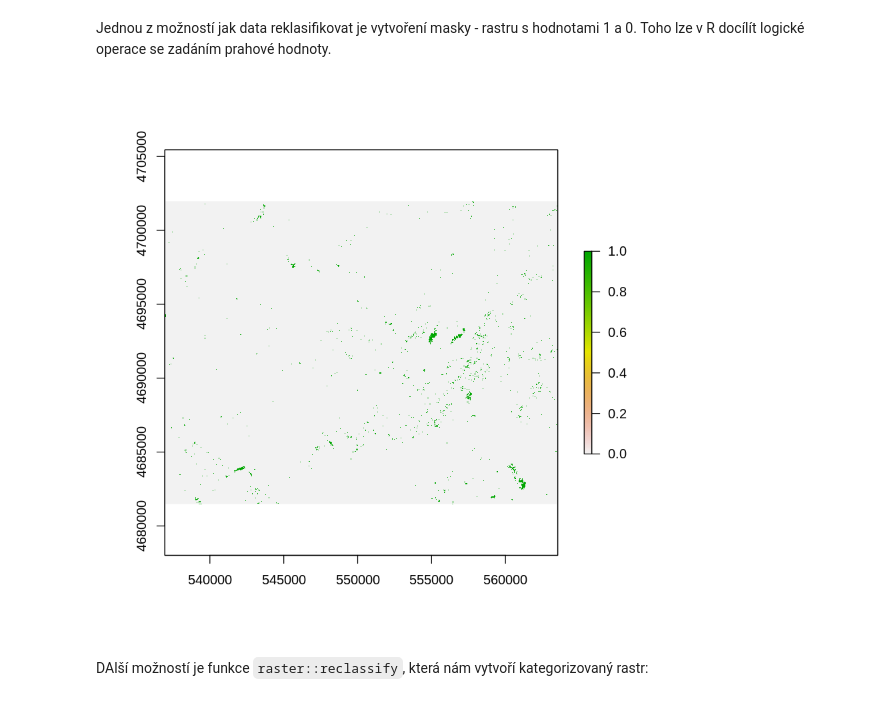
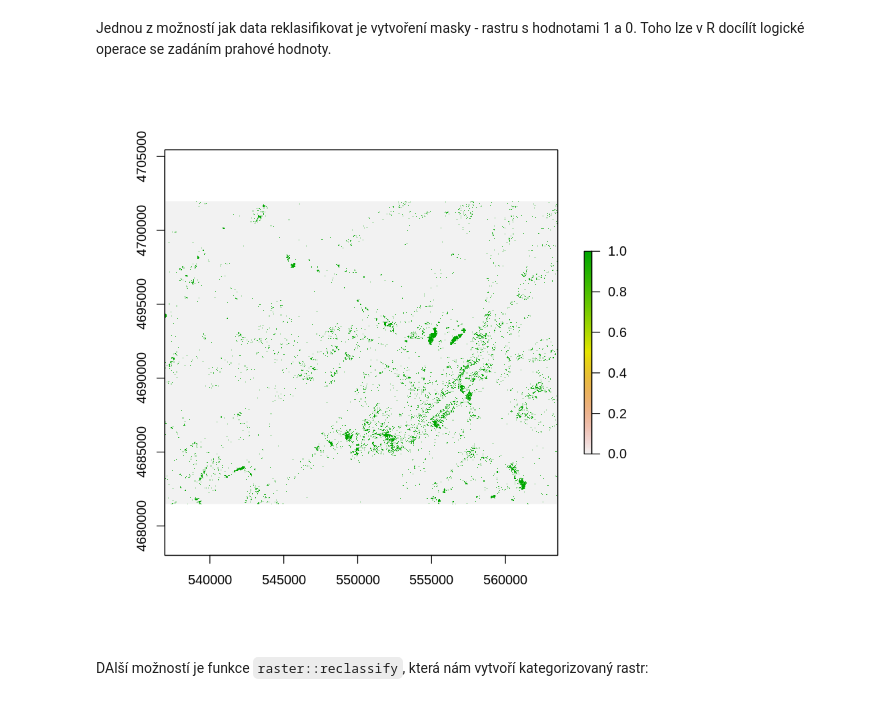
Before and after one commit to GISMentors/geopython-english, a Jupyter notebook: workshop/R/3_interpret_reclass.ipynb, the cells around one changed output. Cells and saved outputs as stored; diff of their text form; code cells hidden in the pictures.

```diff
--- a/workshop/R/R interpret_reclass.ipynb
+++ b/workshop/R/3_interpret_reclass.ipynb
@@ -63,13 +63,13 @@ hist(diff,nclass=100)
 # %% [markdown]
 Jednou z možností jak data reklasifikovat je vytvoření masky - rastru s hodnotami 1 a 0. Toho lze v R docílít logické operace se zadáním prahové hodnoty.
 # %%
-diff_1000 <- diff < -1000
-plot(diff_1000)
+diff_500 <- diff < -500
+plot(diff_500)
 
 #nebo:
 #diff[diff > -1000] <- NA
 # %% [output]
-[figure, old version]
+[figure, new version]
 # %% [markdown]
 DAlší možností je funkce `raster::reclassify`, která nám vytvoří kategorizovaný rastr:
 # %%
```
Also changed, not shown: parts of 3 cells of this notebook, 9 other files.
